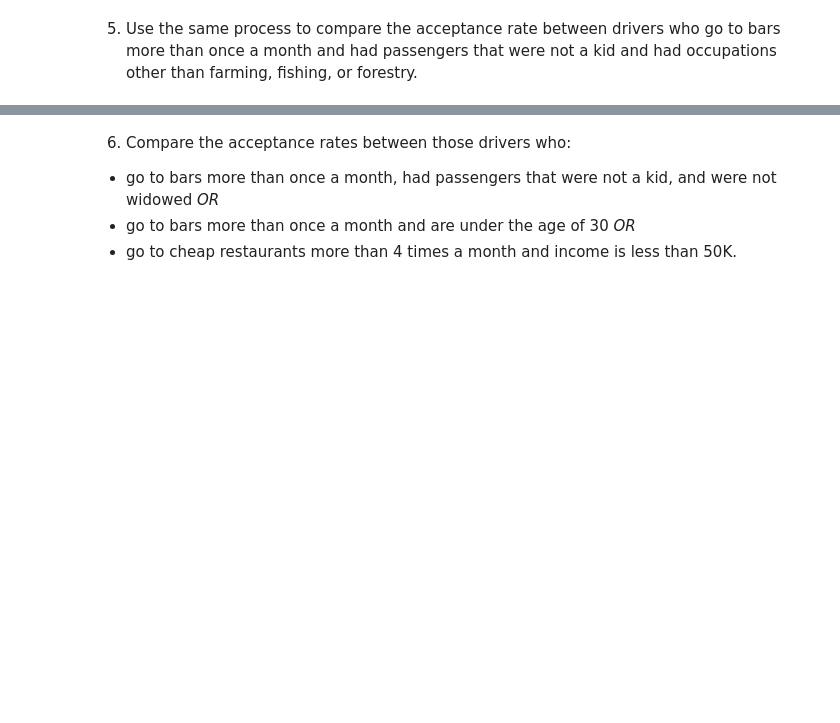
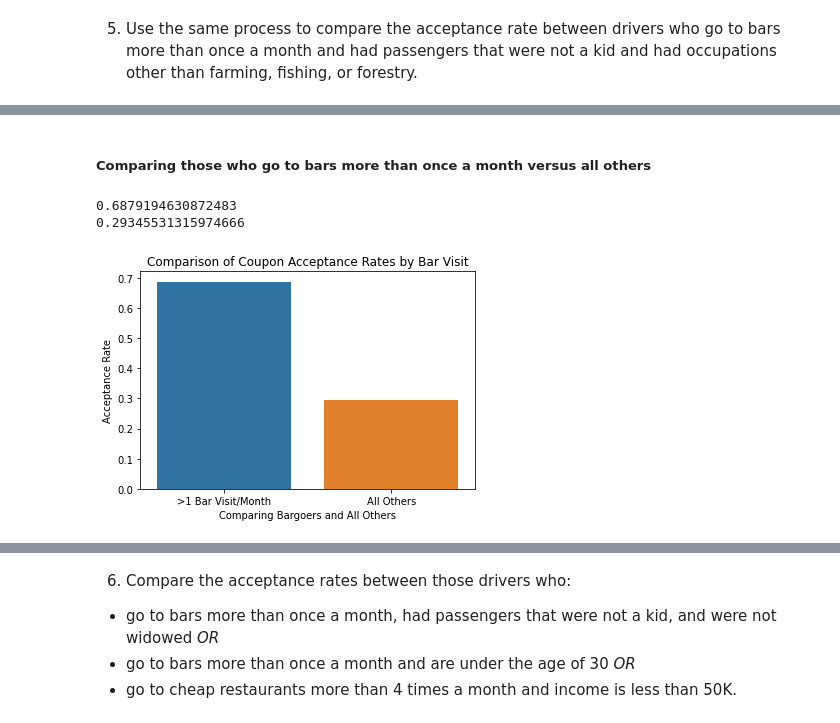
Before and after one commit to hanwoonglee1/BerkeleyMLAIProject1, a Jupyter notebook: practical_application_prompt_5.1.ipynb, the cells around one changed output, grey strips where cells are left out. Saved outputs shown, nothing was run; the diff lists cells and outputs as text; code cells hidden in the pictures; blank space fills up the shorter version.

```diff
--- a/practical_application_prompt_5.1.ipynb
+++ b/practical_application_prompt_5.1.ipynb
@@ -423,0 +450,22 @@ percentage_grapher(bar_data.query('Bar in @bar_more1_list & passenger in @passen
+# %% [markdown]
+##### Comparing those who go to bars more than once a month versus all others
+# %%
+bar_more1_list = ['1~3','4~8','gt8']
+
+acceptance_rate_a = bar_data.query('Bar in @bar_more1_list')['Y'].mean()
+acceptance_rate_b = bar_data.query('Bar not in @bar_more1_list')['Y'].mean()
+
+labels = ['≥1 Bar Visit/Month','All Others']
+acceptance_rate_data = [acceptance_rate_a, acceptance_rate_b]
+
+sns.barplot(x=labels, y=acceptance_rate_data)
+plt.xlabel('Comparing Bargoers and All Others')
+plt.ylabel('Acceptance Rate')
+plt.title('Comparison of Coupon Acceptance Rates by Bar Visit')
+
+print(acceptance_rate_a)
+print(acceptance_rate_b)
+# %% [output]
+0.6879194630872483
+0.29345531315974666
+[figure, added]
```
Also changed, not shown: parts of 152 cells of this notebook.
